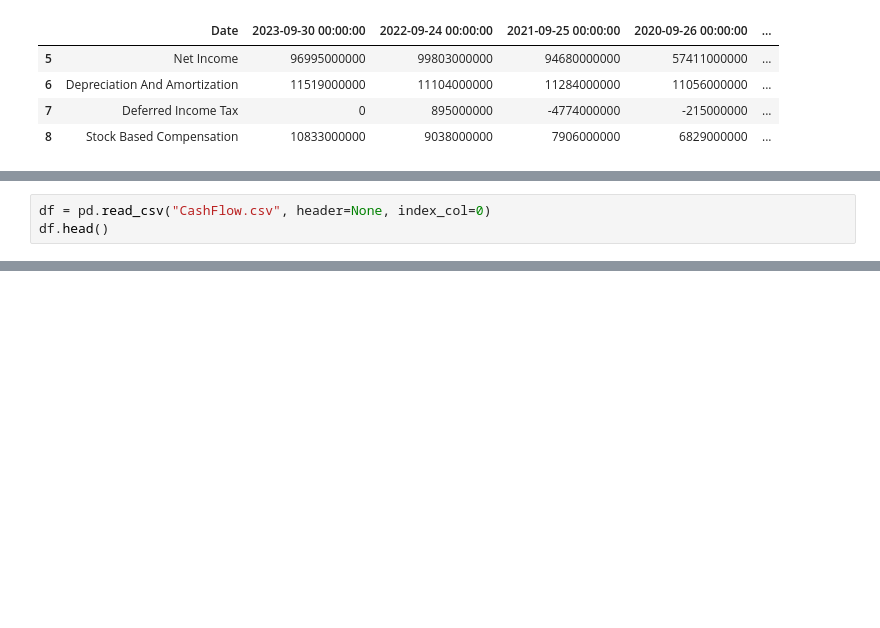
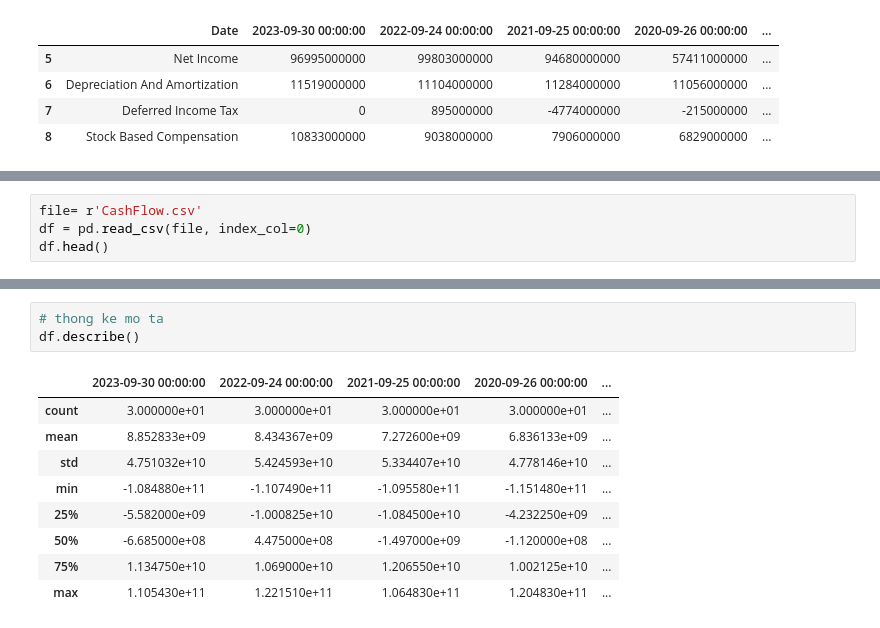
Before and after one commit to phithuan/Collection_Preprocessing-Visualization_dataAAPL, a Jupyter notebook: preprosessing.ipynb, the cells around one changed output, grey strips where cells are left out. Drawn from its saved outputs; the diff is of its cells as text; blank space fills up the shorter version.

```diff
--- a/preprosessing.ipynb
+++ b/preprosessing.ipynb
@@ -127,4 +125,5 @@ df.to_csv('CashFlow.csv', index=False)
 # %%
-df = pd.read_csv("CashFlow.csv", header=None, index_col=0)
+file= r'CashFlow.csv'
+df = pd.read_csv(file, index_col=0)
 df.head()
 # %% [output]
@@ -137,0 +137,13 @@ df.head()
+# %%
+# thong ke mo ta
+df.describe()
+# %% [output]
+|  | 2023-09-30 00:00:00 | 2022-09-24 00:00:00 | 2021-09-25 00:00:00 | 2020-09-26 00:00:00 | ... |
+| count | 3.000000e+01 | 3.000000e+01 | 3.000000e+01 | 3.000000e+01 | ... |
+| mean | 8.852833e+09 | 8.434367e+09 | 7.272600e+09 | 6.836133e+09 | ... |
+| std | 4.751032e+10 | 5.424593e+10 | 5.334407e+10 | 4.778146e+10 | ... |
+| min | -1.084880e+11 | -1.107490e+11 | -1.095580e+11 | -1.151480e+11 | ... |
+| 25% | -5.582000e+09 | -1.000825e+10 | -1.084500e+10 | -4.232250e+09 | ... |
+| 50% | -6.685000e+08 | 4.475000e+08 | -1.497000e+09 | -1.120000e+08 | ... |
+| 75% | 1.134750e+10 | 1.069000e+10 | 1.206550e+10 | 1.002125e+10 | ... |
+| max | 1.105430e+11 | 1.221510e+11 | 1.064830e+11 | 1.204830e+11 | ... |
```
Also changed, not shown: parts of 8 cells of this notebook, 1 other file.
